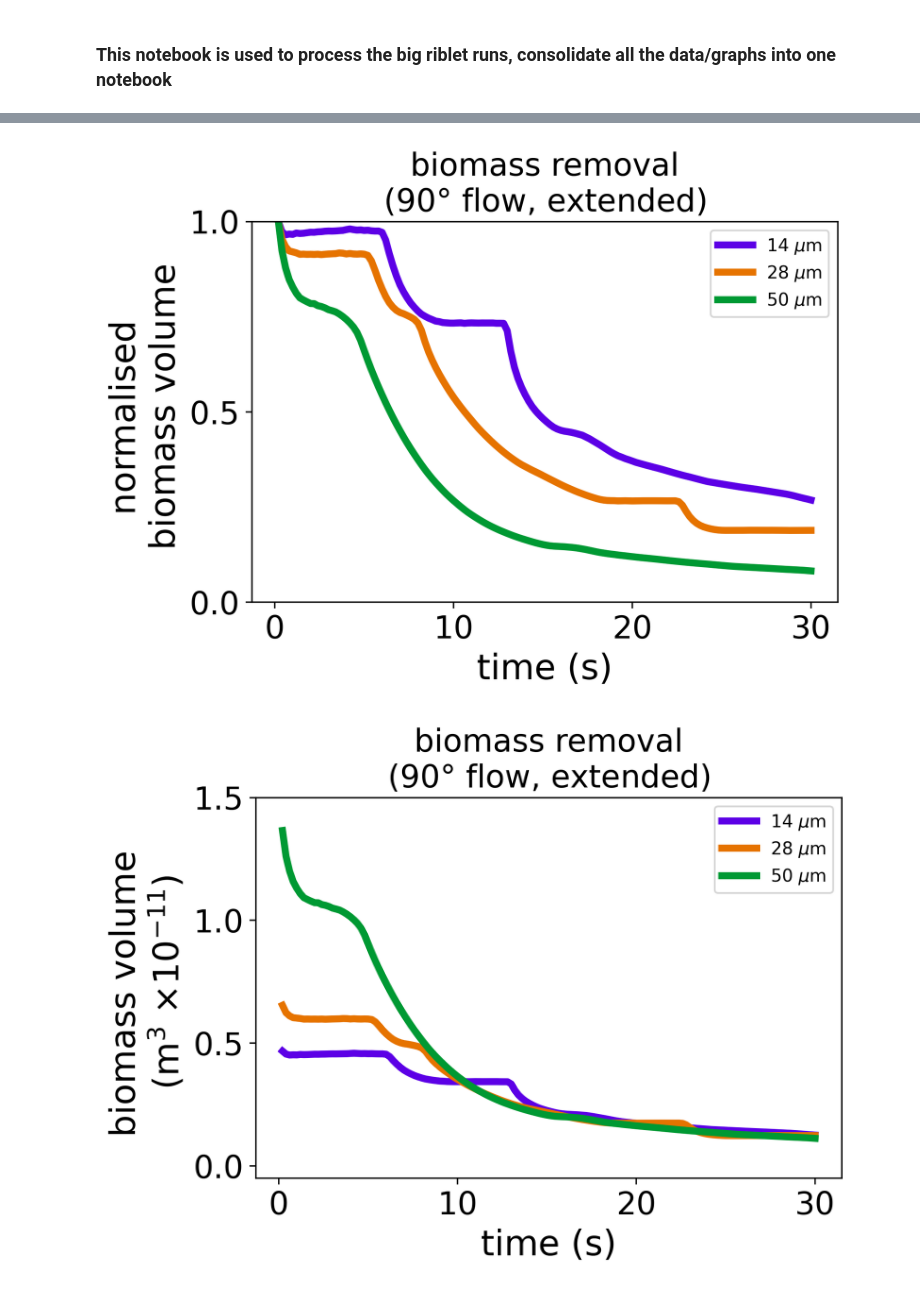
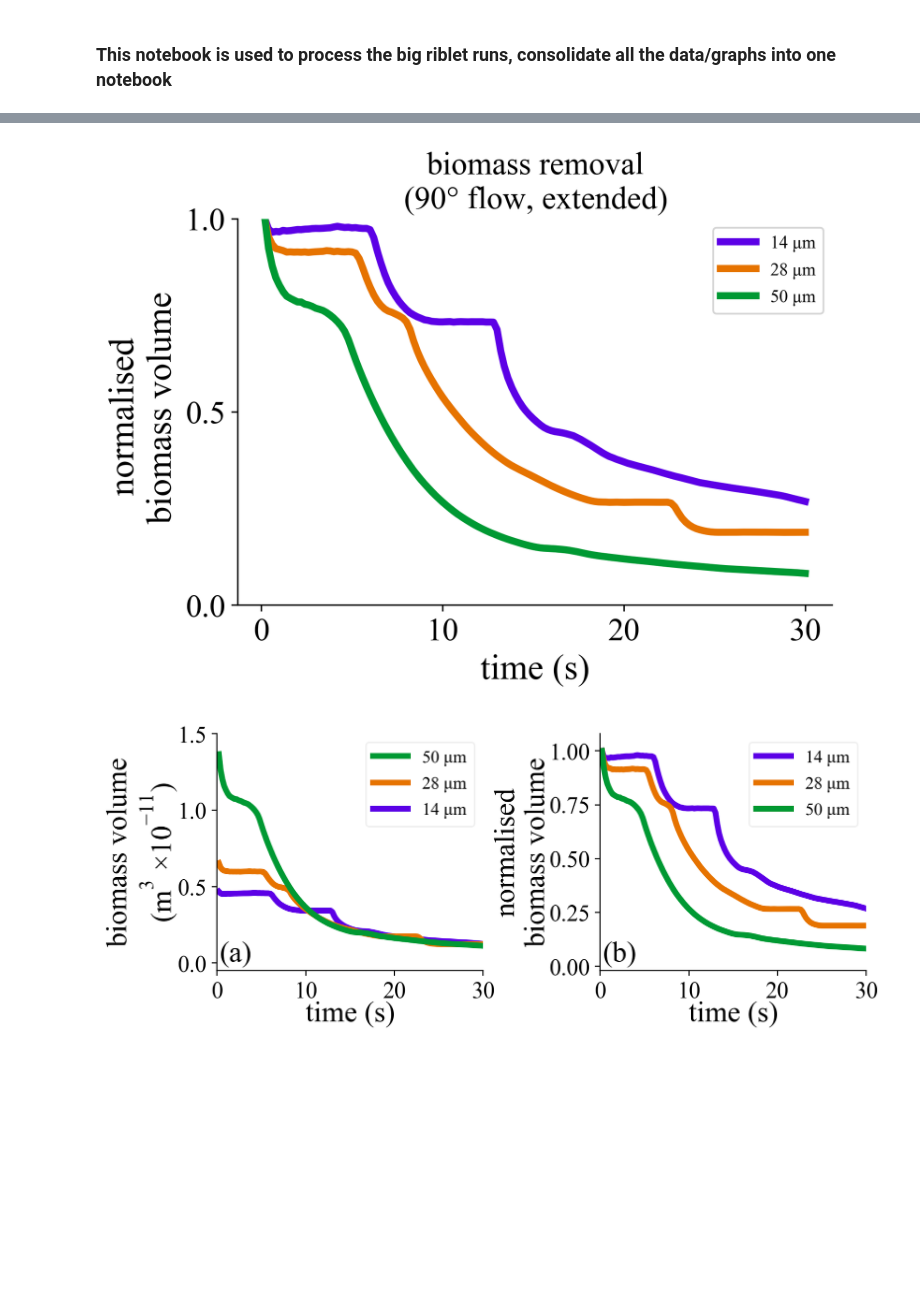
Before and after one commit to patricksinclair/openfoam_utilities, a Jupyter notebook: big_run_analyser.ipynb, the cells around one changed output, grey strips where cells are left out. Saved outputs shown, nothing was run; the diff lists cells and outputs as text; code cells hidden in the pictures; blank space fills up the shorter version.

Commit message:
updated plot script

```diff
--- a/big_run_analyser.ipynb
+++ b/big_run_analyser.ipynb
@@ -6,6 +6,10 @@ import matplotlib.pyplot as plt
 import random
 import numpy as np
 import string
+
+plt.rcParams["font.family"] = "Times New Roman"
+params = {'mathtext.default': 'regular' }
+plt.rcParams.update(params)
 # %%
 def collate_all_dataframes(results_directory, delta_t, t_max):
     '''
@@ -264,6 +357,9 @@ labelSize=20
 titleSize=18
 fig, ax = plt.subplots(dpi=320)
 fig.set_size_inches(6,4)
+
+ax.spines['right'].set_visible(False)
+ax.spines['top'].set_visible(False)
 
 for df, line_label, line_colour in zip(alphaDataframes_perpendicularFlow_EXTRA, bf_thickness_labels, thickness_colours):
     ax.plot(df['t'], df['alpha_normalised'], label=line_label, lw=4, c=line_colour)
@@ -278,40 +374,56 @@ plt.locator_params(axis='y', nbins=3)
 plt.savefig("riblet_plots/alphaNormalised_perpendicular_EXTRA.pdf", bbox_inches='tight')
 plt.show()
 # %% [output]
-[figure, old version]
+[figure, new version]
 # %%
 #plot the extended perpendicular flow simulations for alpha
 #plot the extended perpendicular flow simulations for alpha (normalised)
 labelSize=20
 titleSize=18
-fig, ax = plt.subplots(dpi=320)
-fig.set_size_inches(6,4)
+numbersize = 16
+legendsize = 12
+fig, axarr = plt.subplots(1, 2, dpi=220)
+fig.set_size_inches(8,3)
+plt.subplots_adjust(wspace=0.44)
 
-for df, line_label, line_colour in zip(alphaDataframes_perpendicularFlow_EXTRA, bf_thickness_labels, thickness_colours):
-    ax.plot(df['t'], df['alpha.biofilm'], label=line_label, lw=4, c=line_colour)
+letters = ['a', 'b']
+df_key_list = ['alpha.biofilm', 'alpha_normalised']
+y_label_list = ['biomass volume\n(m$^3$ $\\times 10^{-11}$)', 'normalised\nbiomass volume']
 
-ax.set_title("biomass removal\n($90\degree$ flow, extended)", fontsize=titleSize)
-ax.set_ylabel("biomass volume \n (m$^3$ $\\times 10^{-11}$)", fontsize=labelSize)
-ax.set_xlabel("time (s)", fontsize=labelSize)
-ax.tick_params(axis='both', which='major', labelsize=18)
-#ax.set_ylim(0,1)
-ax.yaxis.offsetText.set_visible(False) #removes the sci notation factor from the plots (double check it's the correct value in the axis label)
+#print(alphaDataframes_perpendicularFlow_EXTRA)
 
-plt.locator_params(axis='y', nbins=6)
+i = 0
+for ax, df_key, y_label, letter in zip(axarr.flatten(), df_key_list, y_label_list, letters):
 
+    ax.spines['right'].set_visible(False)
+    ax.spines['top'].set_visible(False)
 
+    for df, line_label, line_colour in zip(alphaDataframes_perpendicularFlow_EXTRA, bf_thickness_labels, thickness_colours):
 
+        ax.plot(df['t'], df[df_key], label=line_label, lw=4, c=line_colour)
 
-#ax.set_title("$90\degree$", fontsize=titleSize)
-#ax.set_xlabel("time (s)", fontsize=labelSize)
+    handles, labels = ax.get_legend_handles_labels()
+    if not i:
+        ax.legend(handles[::-1], labels[::-1], fontsize=legendsize, loc="best", framealpha=0.3)
+        ax.set_ylim(-0.05e-11, 1.5e-11)
+    else:
+        ax.legend(fontsize=legendsize, loc="best", framealpha=0.3)
+        ax.set_ylim(-0.02,1.08)
 
-ax.set_ylim(-0.05e-11, 1.5e-11)
-plt.legend()
+    ax.set_ylabel(y_label, fontsize=labelSize, labelpad=-1)
+    ax.set_xlabel("time (s)", fontsize=labelSize, labelpad=-1)
+    ax.tick_params(axis='both', which='major', labelsize=numbersize)
+    ax.yaxis.offsetText.set_visible(False) #removes the sci notation factor from the plots (double check it's the correct value in the axis label)
+    ax.set_xlim(0, 30)
 
-plt.savefig("riblet_plots/alpha_perpendicular_EXTRA.pdf", bbox_inches='tight')
+    ax.text(0.01, 0.04, "("+letter+")", transform=ax.transAxes, fontsize=20)
+
+    i += 1
+
+plt.savefig("riblet_plots/alpha_perpendicular_EXTRA.pdf", bbox_inches='tight', dpi=330)
 plt.show()
 # %% [output]
-[figure, old version]
+[figure, new version]
 # %%
 #times chosen as features in the plot
 times_of_interest = np.array([9.6, 12., 13.2, 15])
```
Also changed, not shown: parts of 20 cells of this notebook, 2 other files.
